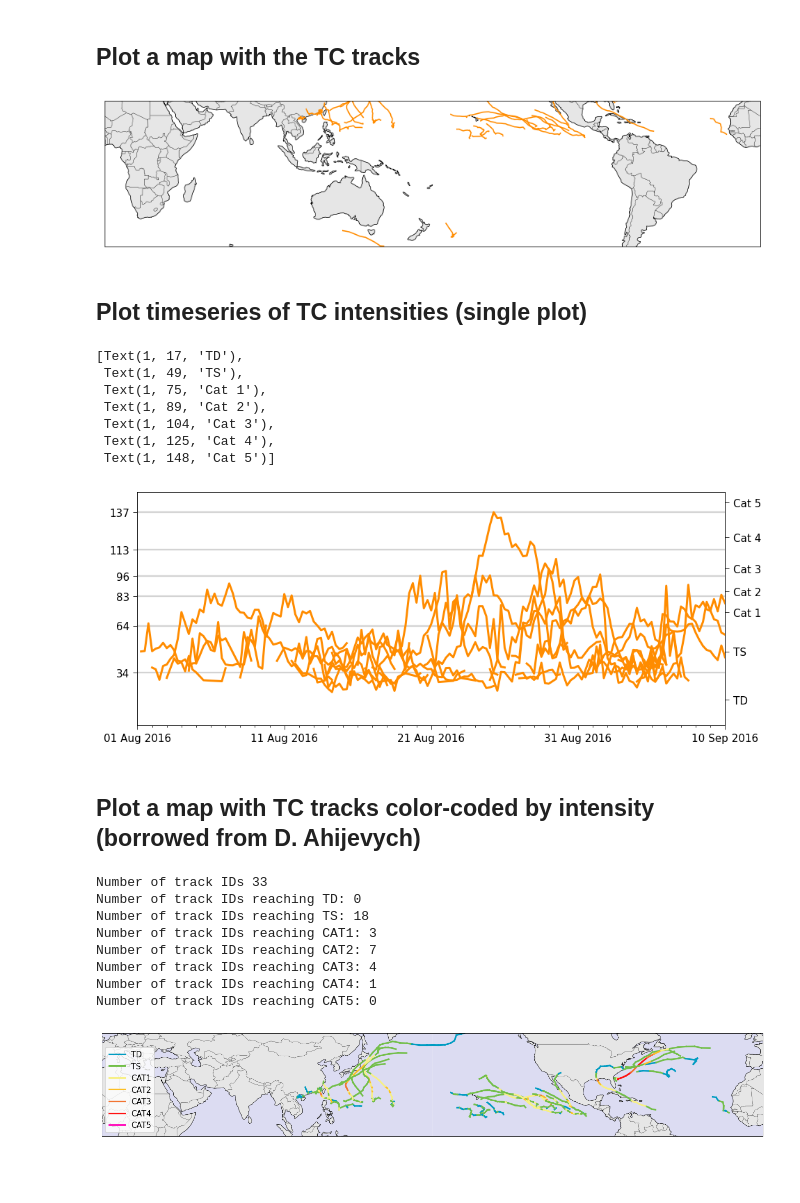
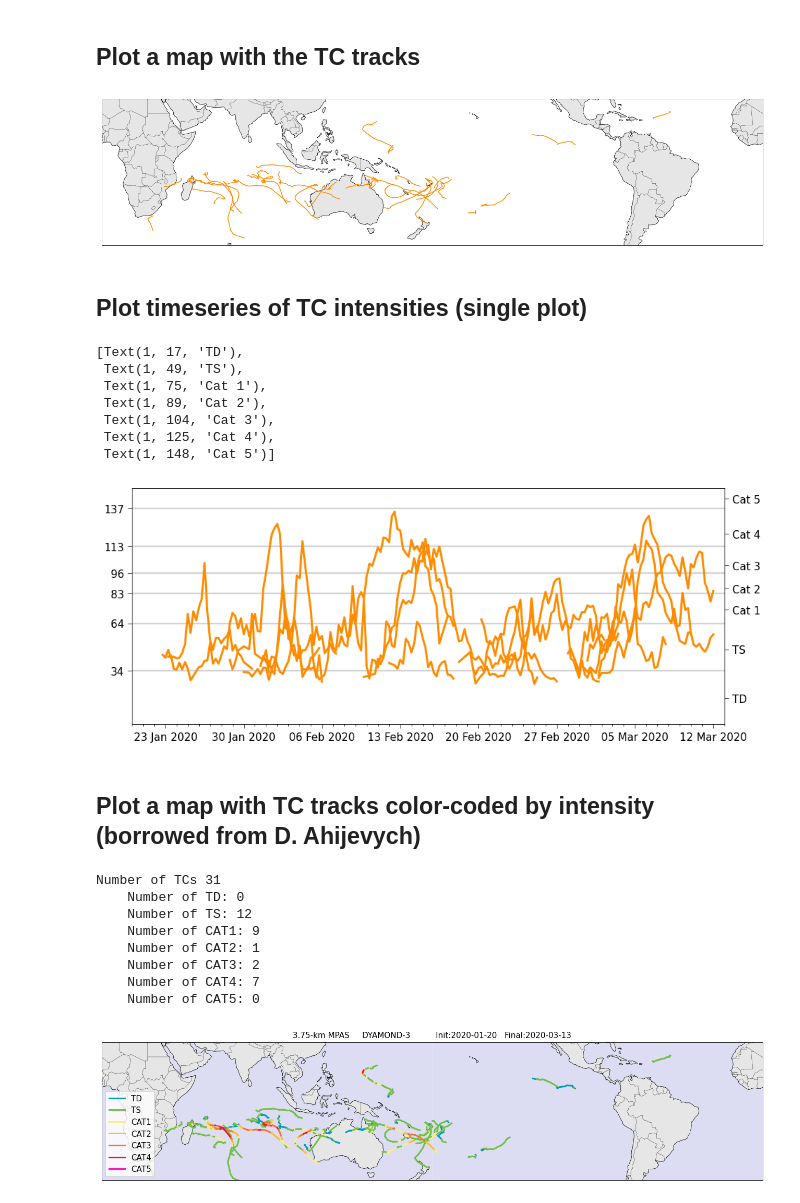
Before and after one commit to falkojudt/MPAS_tempest-extremes, a Jupyter notebook: plot_tempestextremes.ipynb, the cells around one changed output. Drawn from its saved outputs; the diff is of its cells as text; code cells hidden in the pictures; blank space fills up the shorter version.

```diff
--- a/plot_tempestextremes.ipynb
+++ b/plot_tempestextremes.ipynb
@@ -49,12 +62,15 @@ plt.rcParams['figure.dpi'] = dpi
 # %%
-experiment = "dyamond_1"
+experiment = "dyamond_3"
 dx = "3.75km"
 
 period = { "dyamond_1" : ('2016-08-01','2016-09-10'),
-           "dyamond_2" : ('2020-01-20','2020-03-01')}
+           "dyamond_2" : ('2020-01-20','2020-03-01'),
+           "dyamond_3" : ('2020-01-20','2020-03-13'),
+         }
 # %%
-tc_file  = f"/glade/campaign/mmm/wmr/fjudt/projects/{experiment}/{dx}/te/tc_tracks.txt"
-df = pd.read_csv(tc_file, header=1, names=['track_id', 'year', 'month', 'day', 'hour', 'i', 'lon', 'lat', 'slp', 'wind', 'zgrid'])
+tc_file  = f"/glade/campaign/mmm/wmr/fjudt/projects/{experiment}/{dx}/te/tc_tracks_6h.txt"
+# tc_file = "/glade/derecho/scratch/fjudt/te/tc_tracks.txt"
+df = pd.read_csv(tc_file, header=1, names=['track_id', 'year', 'month', 'day', 'hour', 'i', 'lon', 'lat', 'slp', 'wind', 'ter'])
 
 # Create datetime column
 df['datetime'] = pd.to_datetime(df[['year', 'month', 'day', 'hour']])
@@ -64,5 +80,10 @@ df['datetime'] = pd.to_datetime(df[['year', 'month', 'day', 'hour']])
 # %%
 # Group the data by track_id
 grouped = df.groupby('track_id')
-print(f"There are {len(pd.unique(df['track_id']))} unique track IDs")
+print(f"There are {len(grouped['track_id'].unique())} unique track IDs")
+
+# Filtering groups based on max wind speed
+thresh = "CAT1"
+grouped = grouped.filter(lambda x: x['wind'].max() >= category_dict[thresh]).groupby('track_id')
+print(f"There are {len(grouped['track_id'].unique())} unique track IDs reaching at least {thresh} intensity")
 # %% [output]
@@ -72,7 +94,7 @@ There are 33 unique track IDs
 # %%
 
 # Create a figure and axis using the Plate Carree projection
-fig, ax = plt.subplots(subplot_kw={'projection': ccrs.PlateCarree(central_longitude=180)}, figsize=[10,10])
+fig, ax = plt.subplots(subplot_kw={'projection': ccrs.PlateCarree(central_longitude=180)}, figsize=[15,10])
 
 # Add coastlines and country borders
 ax.add_feature(cfeature.COASTLINE, linewidth=0.5)
@@ -98,7 +120,7 @@ ax.set_ylim(-50, 30)
 # Show the plot
 plt.show()
 # %% [output]
-[figure, old version]
+[figure, new version]
 # %% [markdown]
 ## Plot timeseries of TC intensities (single plot)
 # %%
@@ -129,7 +151,7 @@ for name, group in grouped:
     ax.set_ylim([0, 150])
 
 
-ax.get_xaxis().set_major_locator(DayLocator(interval=10))
+ax.get_xaxis().set_major_locator(DayLocator(interval=7))
 ax.get_xaxis().set_major_formatter(DateFormatter("%d %b %Y"))
 ax.get_xaxis().set_minor_locator(DayLocator(interval=1))
 #fig.autofmt_xdate()
@@ -150,7 +172,7 @@ ax2.set_yticklabels(['TD','TS','Cat 1','Cat 2','Cat 3','Cat 4','Cat 5'])
  Text(1, 104, 'Cat 3'),
  Text(1, 125, 'Cat 4'),
  Text(1, 148, 'Cat 5')]
-[figure, old version]
+[figure, new version]
 # %% [markdown]
 ## Plot a map with TC tracks color-coded by intensity (borrowed from D. Ahijevych)
 # %%
@@ -160,14 +182,14 @@ import matplotlib.pyplot as plt
 import cartopy.crs as ccrs
 import cartopy.feature as cfeature
 
-# Specify the path to the tropical cyclone tracks file
-tc_file = f"/glade/campaign/mmm/wmr/fjudt/projects/{experiment}/{dx}/te/tc_tracks.txt"
+# # Specify the path to the tropical cyclone tracks file
+# tc_file = f"/glade/campaign/mmm/wmr/fjudt/projects/{experiment}/{dx}/te/tc_tracks.txt"
 
-# Read the data into a DataFrame
-df = pd.read_csv(tc_file, header=1, names=['track_id', 'year', 'month', 'day', 'hour', 'i', 'lon', 'lat', 'slp', 'wind', 'zgrid'])
+# # Read the data into a DataFrame
+# df = pd.read_csv(tc_file, header=1, names=['track_id', 'year', 'month', 'day', 'hour', 'i', 'lon', 'lat', 'slp', 'wind', 'zgrid'])
 
-# Create datetime column
-df['datetime'] = pd.to_datetime(df[['year', 'month', 'day', 'hour']])
+# # Create datetime column
+# df['datetime'] = pd.to_datetime(df[['year', 'month', 'day', 'hour']])
 
 # Define the wind speed categories and their corresponding colors
 categories = {
@@ -206,7 +228,7 @@ grouped = df.groupby('track_id')
 # Get the unique track IDs
 unique_track_ids = pd.unique(df['track_id'])
 num_track_ids = len(unique_track_ids)
-print(f"Number of track IDs {num_track_ids} ")
+print(f"Number of TCs {num_track_ids} ")
 
 # Filter tracks that do not have any instances of category "TS"
 # filtered_track_ids = []
@@ -238,7 +260,7 @@ num_track_ids = len(filtered_track_ids)
 
 # print(f"Number of filtered track IDs: {num_track_ids}")
 for category, count in category_counts.items():
-    print(f"Number of track IDs reaching {category}: {count}")
+    print(f"    Number of {category}: {count}")
 
 # Create a figure and axis using the Plate Carree projection
 fig, ax = plt.subplots(subplot_kw={'projection': ccrs.PlateCarree(central_longitude=180)},
@@ -247,40 +269,41 @@ fig, ax = plt.subplots(subplot_kw={'projection': ccrs.PlateCarree(central_longit
 # Add coastlines and country borders
 ax.add_feature(cfeature.COASTLINE, linewidth=0.5)
 ax.add_feature(cfeature.BORDERS, linewidth=0.25)
 ax.add_feature(cfeature.LAND, facecolor='0.90')
 ax.add_feature(cfeature.OCEAN, facecolor=np.array([220., 220., 242.]) / 255.)
 
 # Loop over the filtered track IDs and plot each track on the same axis
 for track_id in filtered_track_ids:
     track_data = grouped.get_group(track_id)
     category_values = track_data['wind'].apply(vmax2category)  # Wind categories for the current track
 
     # Plot individual line segments with different colors for each point along the track
     for i in range(len(track_data) - 1):
         lon1, lat1 = track_data.iloc[i]['lon'], track_data.iloc[i]['lat']
         lon2, lat2 = track_data.iloc[i + 1]['lon'], track_data.iloc[i + 1]['lat']
         category = category_values.iloc[i]
         color = categories[category]
         ax.plot([lon1, lon2], [lat1, lat2], color=color, linewidth=2, transform=ccrs.PlateCarree())
 
 # Set the lat and lon axis limits
 ax.set_xlim(-180, 180)
-ax.set_ylim(-1, 55)
+ax.set_ylim(-45, 30)
+ax.set_title(f"3.75-km MPAS     DYAMOND-3          Init:{period[0]}   Final:{period[1]}")
 
 # Add a legend
 handles = [plt.Line2D([], [], color=categories[category], linewidth=2) for category in categories]
 labels = list(categories.keys())
 ax.legend(handles, labels, loc='lower left')
 
 # Show the plot
 plt.show()
 # %% [output]
-Number of track IDs 33
-Number of track IDs reaching TD: 0
-Number of track IDs reaching TS: 18
-Number of track IDs reaching CAT1: 3
-Number of track IDs reaching CAT2: 7
-Number of track IDs reaching CAT3: 4
-Number of track IDs reaching CAT4: 1
-Number of track IDs reaching CAT5: 0
+Number of TCs 31
+    Number of TD: 0
+    Number of TS: 12
+    Number of CAT1: 9
+    Number of CAT2: 1
+    Number of CAT3: 2
+    Number of CAT4: 7
+    Number of CAT5: 0
-[figure, old version]
+[figure, new version]
```
Also changed, not shown: parts of 2 cells of this notebook, 11 other files.
